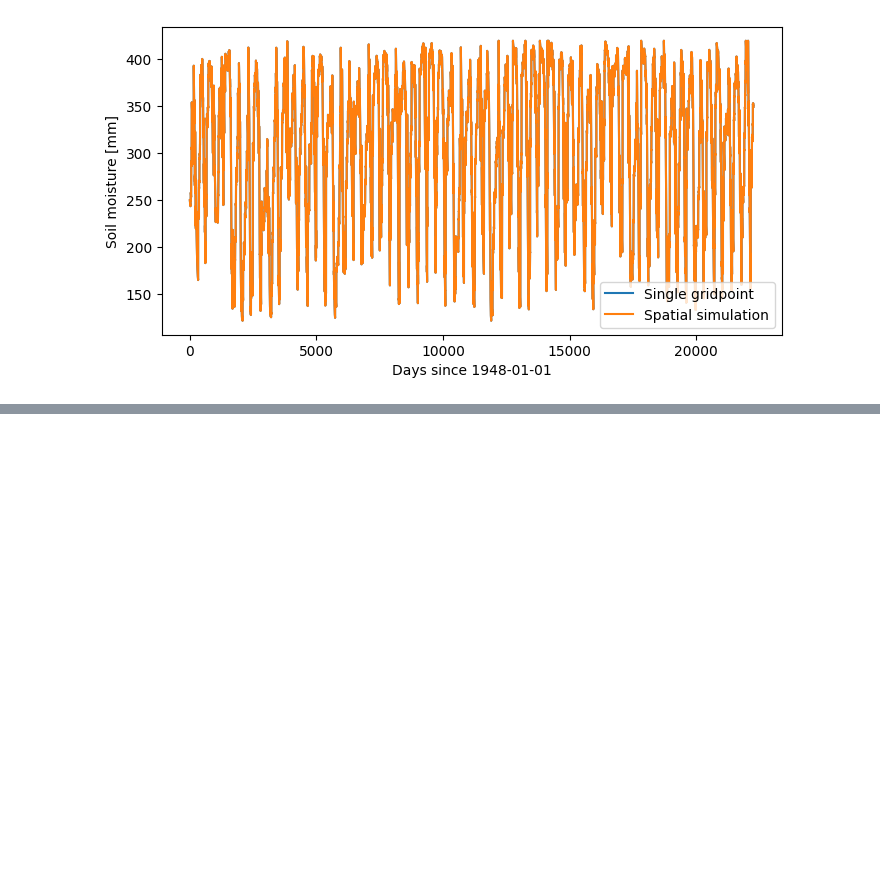
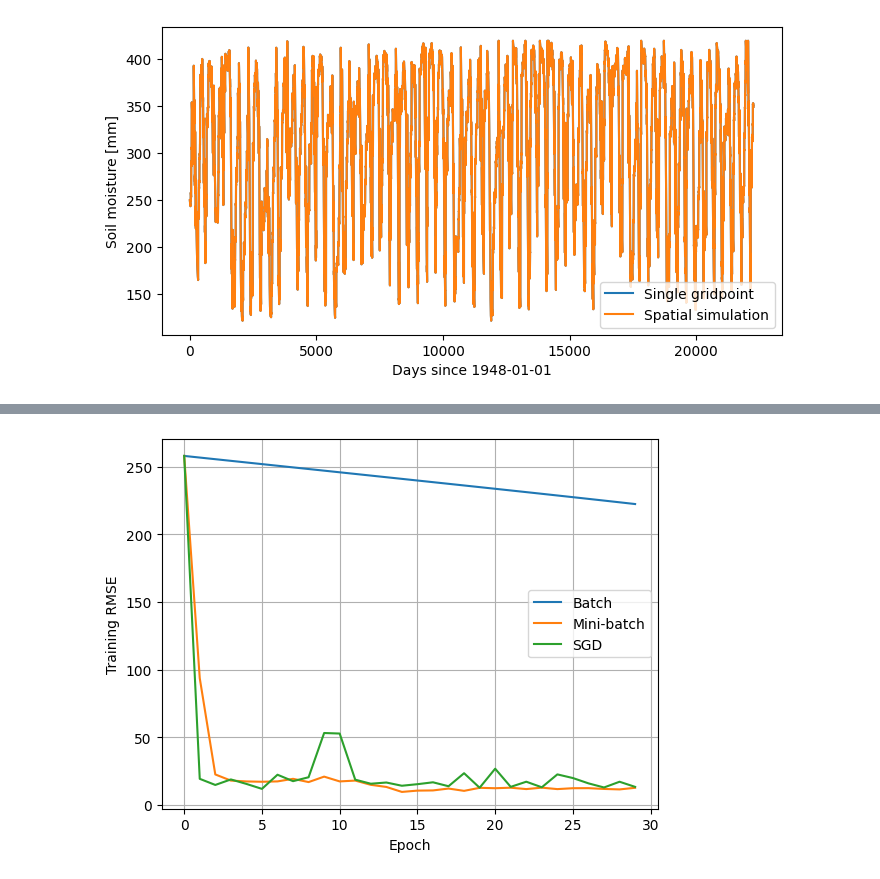
Before and after one commit to david0811/pyWBM, a Jupyter notebook: notebooks/N2_spatial.ipynb, the cells around one changed output, grey strips where cells are left out. Saved outputs shown, nothing was run; the diff lists cells and outputs as text; code cells hidden in the pictures; blank space fills up the shorter version.

Commit message:
simple spatial calibration

```diff
--- a/notebooks/N2_spatial.ipynb
+++ b/notebooks/N2_spatial.ipynb
@@ -232,0 +496,31 @@ plt.show()
+# %%
+## Run the calibration: stochastic gradient descent
+n_epochs = 30
+
+sgd_loss = np.zeros(n_epochs)
+sgd_loss[0] = loss(theta_init, constants, forcing, init, soilM_true)
+
+# Starting values
+theta = theta_init.copy()
+
+# Optimizer initialization
+opt_fn, opt_state = initialize_optimizer("adam", 0.02, theta)
+
+# Training loop
+for epoch in range(1, n_epochs):
+    # Shuffle indices
+    shuffled_inds = np.random.permutation(nxy)
+
+    # Iterate through mini-batches
+    for inds in shuffled_inds:
+        theta = update(
+            theta,
+            {key: value[[inds]] for key, value in constants.items()},
+            {key: value[[inds]] for key, value in forcing.items()},
+            {key: value[[inds]] for key, value in init.items()},
+            soilM_true[inds],
+            opt_state,
+        )
+
+    # Store loss
+    sgd_loss[epoch] = loss(theta, constants, forcing, init, soilM_true)
@@ -232,0 +614,13 @@ plt.show()
+# %%
+# Show the learning curves
+fig, ax = plt.subplots()
+ax.plot(batch_loss, label="Batch")
+ax.plot(minibatch_loss, label="Mini-batch")
+ax.plot(sgd_loss, label="SGD")
+ax.set_xlabel("Epoch")
+ax.set_ylabel("Training RMSE")
+ax.legend()
+ax.grid()
+plt.show()
+# %% [output]
+[figure, added]
```
Also changed, not shown: parts of 34 cells of this notebook.
